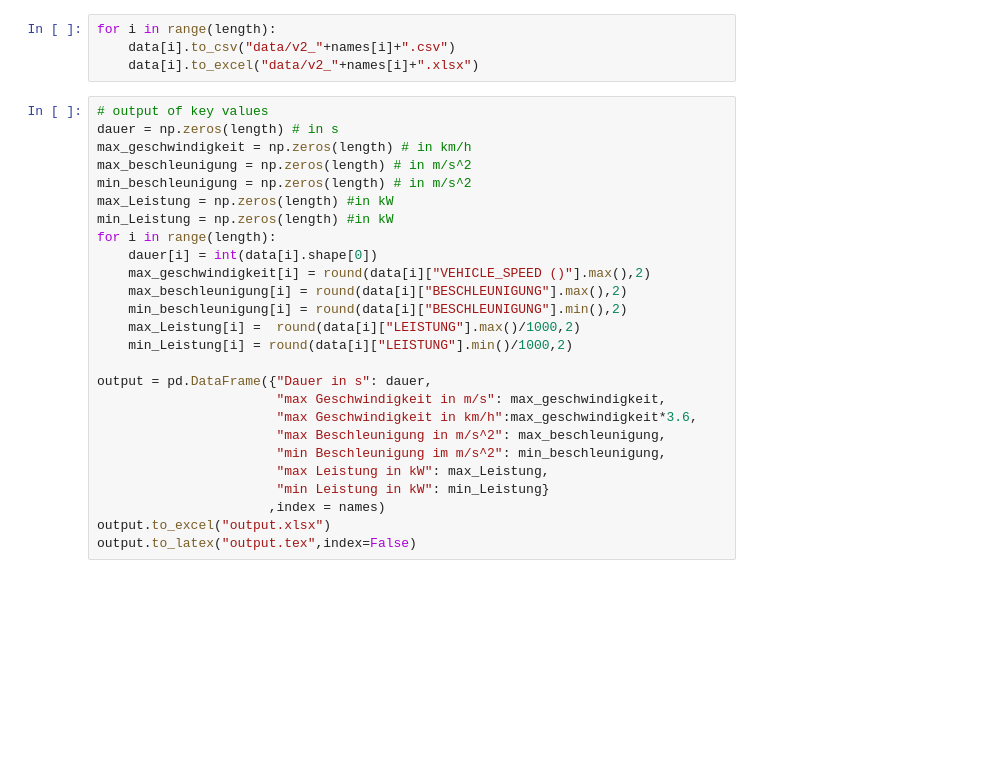
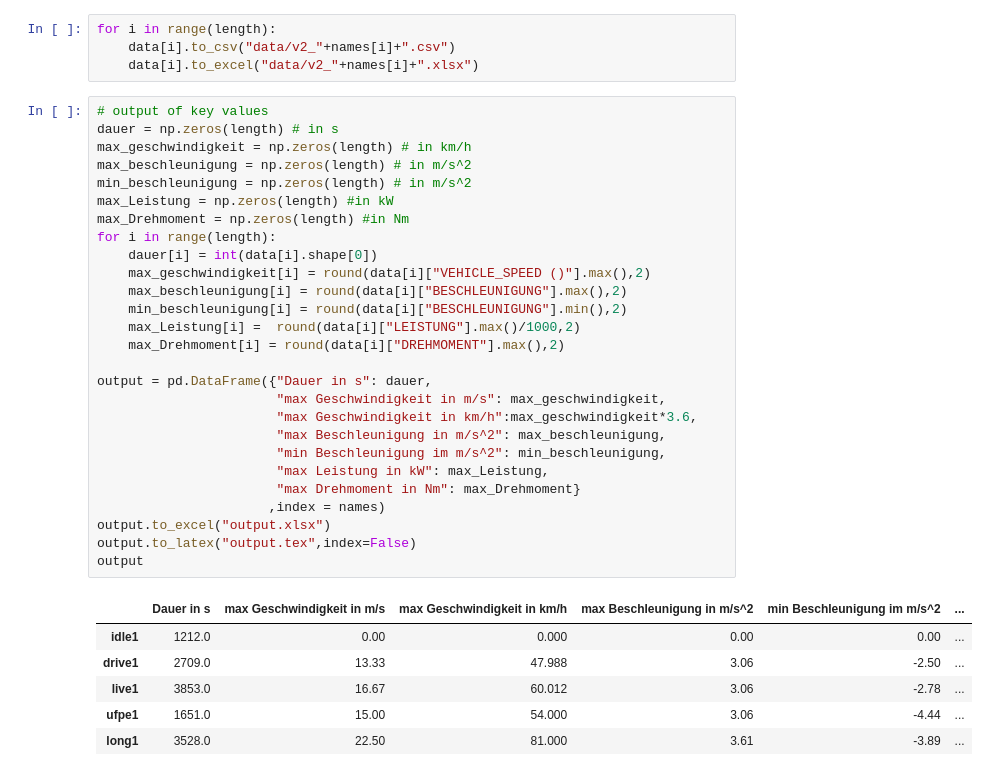
Before and after one commit to camila-duarte/verbrennungsmotoren, a Jupyter notebook: Berechnungen.ipynb, the cells around one changed output. Cells and saved outputs as stored; diff of their text form; blank space fills up the shorter version.

```diff
--- a/Berechnungen.ipynb
+++ b/Berechnungen.ipynb
@@ -203,26 +229,34 @@ for i in range(length):
 # %%
 # output of key values
 dauer = np.zeros(length) # in s
 max_geschwindigkeit = np.zeros(length) # in km/h
 max_beschleunigung = np.zeros(length) # in m/s^2
 min_beschleunigung = np.zeros(length) # in m/s^2
 max_Leistung = np.zeros(length) #in kW
-min_Leistung = np.zeros(length) #in kW
+max_Drehmoment = np.zeros(length) #in Nm
 for i in range(length):
     dauer[i] = int(data[i].shape[0])
     max_geschwindigkeit[i] = round(data[i]["VEHICLE_SPEED ()"].max(),2)
     max_beschleunigung[i] = round(data[i]["BESCHLEUNIGUNG"].max(),2)
     min_beschleunigung[i] = round(data[i]["BESCHLEUNIGUNG"].min(),2)
     max_Leistung[i] =  round(data[i]["LEISTUNG"].max()/1000,2)
-    min_Leistung[i] = round(data[i]["LEISTUNG"].min()/1000,2)
+    max_Drehmoment[i] = round(data[i]["DREHMOMENT"].max(),2)
 
 output = pd.DataFrame({"Dauer in s": dauer,
                        "max Geschwindigkeit in m/s": max_geschwindigkeit,
                        "max Geschwindigkeit in km/h":max_geschwindigkeit*3.6,
                        "max Beschleunigung in m/s^2": max_beschleunigung,
                        "min Beschleunigung im m/s^2": min_beschleunigung,
                        "max Leistung in kW": max_Leistung,
-                       "min Leistung in kW": min_Leistung}
+                       "max Drehmoment in Nm": max_Drehmoment}
                       ,index = names)
 output.to_excel("output.xlsx")
 output.to_latex("output.tex",index=False)
+output
+# %% [output]
+|  | Dauer in s | max Geschwindigkeit in m/s | max Geschwindigkeit in km/h | max Beschleunigung in m/s^2 | min Beschleunigung im m/s^2 | ... |
+| idle1 | 1212.0 | 0.00 | 0.000 | 0.00 | 0.00 | ... |
+| drive1 | 2709.0 | 13.33 | 47.988 | 3.06 | -2.50 | ... |
+| live1 | 3853.0 | 16.67 | 60.012 | 3.06 | -2.78 | ... |
+| ufpe1 | 1651.0 | 15.00 | 54.000 | 3.06 | -4.44 | ... |
+| long1 | 3528.0 | 22.50 | 81.000 | 3.61 | -3.89 | ... |
```
Also changed, not shown: parts of 3 cells of this notebook, 24 other files.
